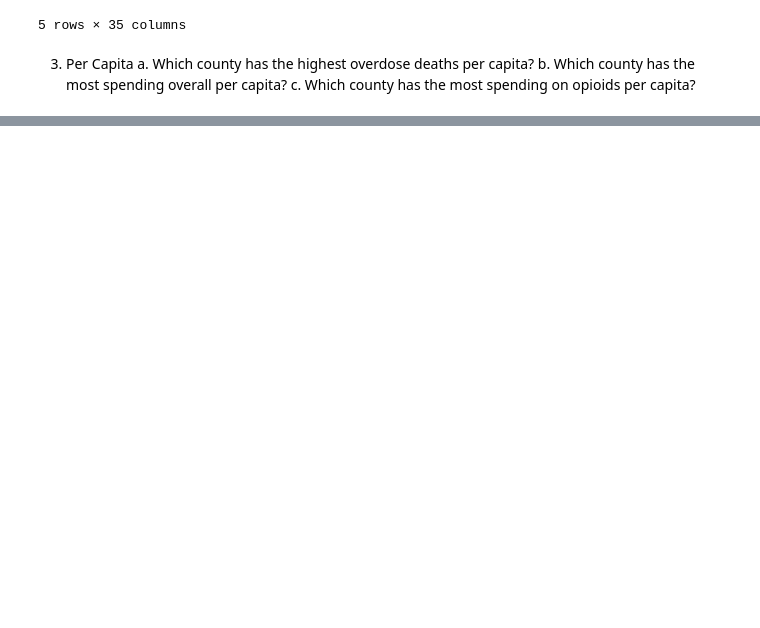
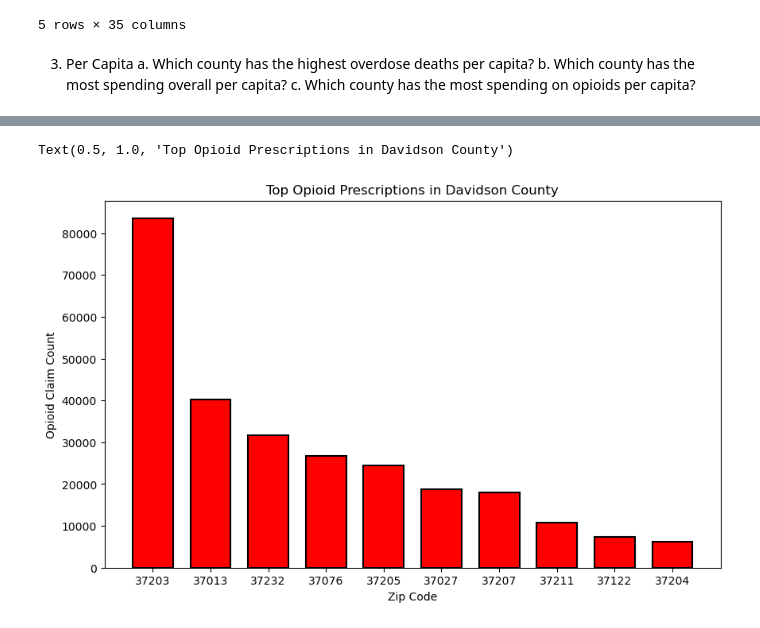
Before and after one commit to NSS-Full-Time-Data-Analytics-14/prescription-drugs-python-snickers, a Jupyter notebook: notebooks/prescription_drugs_lg.ipynb, the cells around one changed output, grey strips where cells are left out. Drawn from its saved outputs; the diff is of its cells as text; code cells hidden in the pictures; blank space fills up the shorter version.

```diff
--- a/notebooks/prescription_drugs_lg.ipynb
+++ b/notebooks/prescription_drugs_lg.ipynb
@@ -152,0 +209,17 @@ question_3
+# %%
+top_10_question_6=top_10_question_6.rename(columns={'zip':'Zip Code'})
+# %%
+top_10_question_6=top_10_question_6.astype(int)
+# %%
+top_10_question_6=top_10_question_6.rename(columns={'total_claim_count':'Opioid Claim Count'})
+# %%
+top_10_question_6['Zip Code']=top_10_question_6['Zip Code'].astype(str)
+# %%
+plt.figure(figsize=(10, 6))
+plt.bar(top_10_question_6['Zip Code'], top_10_question_6['Opioid Claim Count'],width = .7, color ='red', edgecolor='black', linewidth=1.5)
+plt.xlabel('Zip Code')
+plt.ylabel('Opioid Claim Count')
+plt.title('Top Opioid Prescriptions in Davidson County')
+# %% [output]
+Text(0.5, 1.0, 'Top Opioid Prescriptions in Davidson County')
+[figure, added]
```
Also changed, not shown: parts of 25 cells of this notebook.
